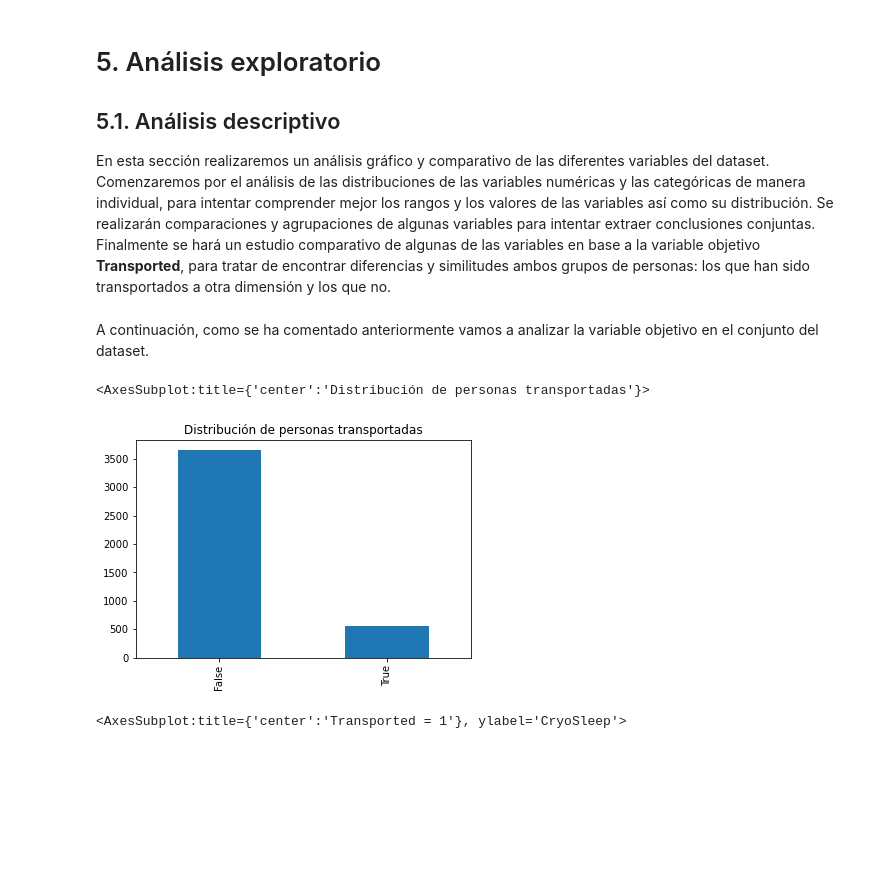
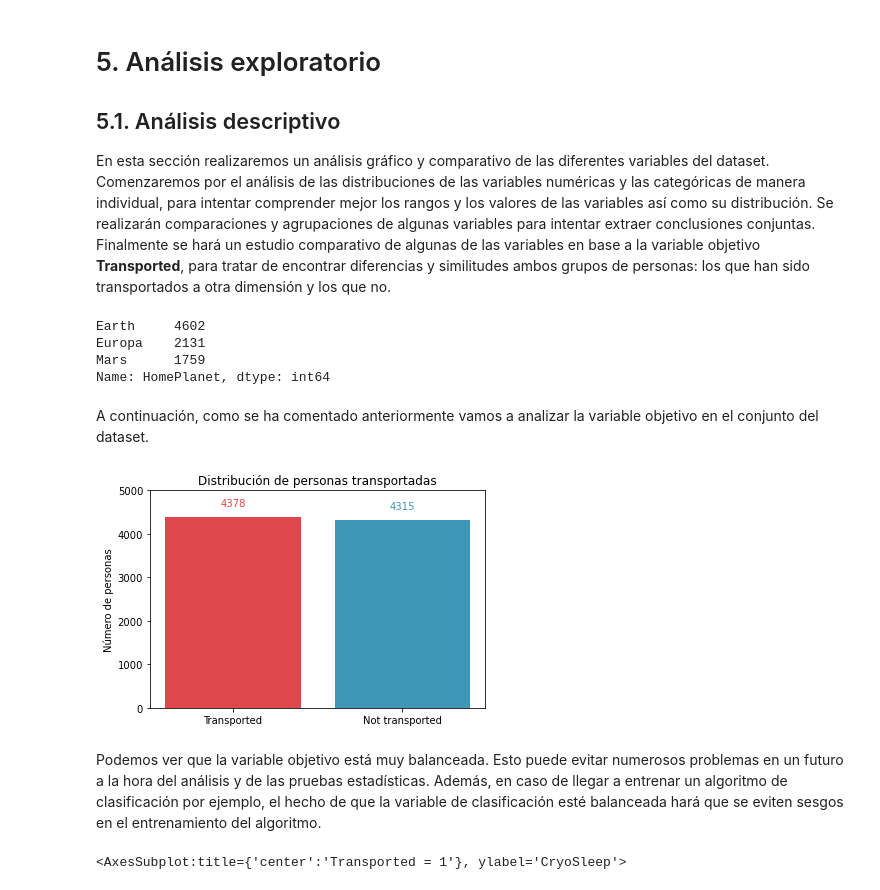
Before and after one commit to aliciacg7/spaceship-titanic-eda, a Jupyter notebook: spaceship-eda.ipynb, the cells around one changed output. Cells and saved outputs as stored; diff of their text form; code cells hidden in the pictures; blank space fills up the shorter version.

```diff
--- a/spaceship-eda.ipynb
+++ b/spaceship-eda.ipynb
@@ -217,23 +228,53 @@ dtype: int64
 Para un mejor tratamiento de los datos en un futuro, se realizará una última sustitución de valores en las variables booleanas.
 # %%
 # Sustituimos valores de True-False por 1 o 0
-titanic["CryoSleep"] = titanic["CryoSleep"].map(lambda x: 1 if x==True else 0)
-titanic["VIP"] = titanic["VIP"].map(lambda x: 1 if x==True else 0)
-titanic["Transported"] = titanic["Transported"].map(lambda x: 1 if x==True else 0)
+titanic_train["CryoSleep"] = titanic_train["CryoSleep"].map(lambda x: 1 if x==True else 0)
+titanic_train["VIP"] = titanic_train["VIP"].map(lambda x: 1 if x==True else 0)
+titanic_train["Transported"] = titanic_train["Transported"].map(lambda x: 1 if x==True else 0)
+
+titanic_test["CryoSleep"] = titanic_test["CryoSleep"].map(lambda x: 1 if x==True else 0)
+titanic_test["VIP"] = titanic_test["VIP"].map(lambda x: 1 if x==True else 0)
+
+
+titanic = pd.concat([titanic_train, titanic_test])
 # %% [markdown]
 # 5. Análisis exploratorio
 
 ## 5.1. Análisis descriptivo
 
 En esta sección realizaremos un análisis gráfico y comparativo de las diferentes variables del dataset. Comenzaremos por el análisis de las distribuciones de las variables numéricas y las categóricas de manera individual, para intentar comprender mejor los rangos y los valores de las variables así como su distribución. Se realizarán comparaciones y agrupaciones de algunas variables para intentar extraer conclusiones conjuntas. Finalmente se hará un estudio comparativo de algunas de las variables en base a la variable objetivo **Transported**, para tratar de encontrar diferencias y similitudes ambos grupos de personas: los que han sido transportados a otra dimensión y los que no.
+# %%
+titanic_train['HomePlanet'].value_counts()
+# %% [output]
+Earth     4602
+Europa    2131
+Mars      1759
+Name: HomePlanet, dtype: int64
 # %% [markdown]
 A continuación, como se ha comentado anteriormente vamos a analizar la variable objetivo en el conjunto del dataset.
-# %%
-titanic_train[titanic_train['Transported'] == 0]['CryoSleep'].value_counts().plot(kind='bar',
-                                                                         title='Distribución de personas transportadas')
-# %% [output]
-<AxesSubplot:title={'center':'Distribución de personas transportadas'}>
-[figure, removed]
+# %%
+fig, ax = plt.subplots()
+labels = ['Transported', 'Not transported']
+color=['#dc484c',  '#3f97b7']
+
+bar=ax.bar(labels, titanic_train['Transported'].value_counts(), color=color)
+ax.set_title('Distribución de personas transportadas')
+ax.set_ylim(0,5000)
+ax.set_ylabel('Número de personas')
+
+def autolabel(rects):
+    # attach some text labels
+    for rect, col in zip(rects, color):
+        height = rect.get_height()
+        ax.text(rect.get_x() + rect.get_width()/2., 1.05*height,
+                '%d' % int(height),
+                ha='center', va='bottom', color=col)
+
+autolabel(bar)
+# %% [output]
+[figure, added]
+# %% [markdown]
+Podemos ver que la variable objetivo está muy balanceada. Esto puede evitar numerosos problemas en un futuro a la hora del análisis y de las pruebas estadísticas. Además, en caso de llegar a entrenar un algoritmo de clasificación por ejemplo, el hecho de que la variable de clasificación esté balanceada hará que se eviten sesgos en el entrenamiento del algoritmo.
 # %%
 # En funcion de si los pasajeros estaban criogenizados o no
 fig, axs = plt.subplots(1, 2, figsize=(8,6))
```
Also changed, not shown: parts of 12 cells of this notebook.
